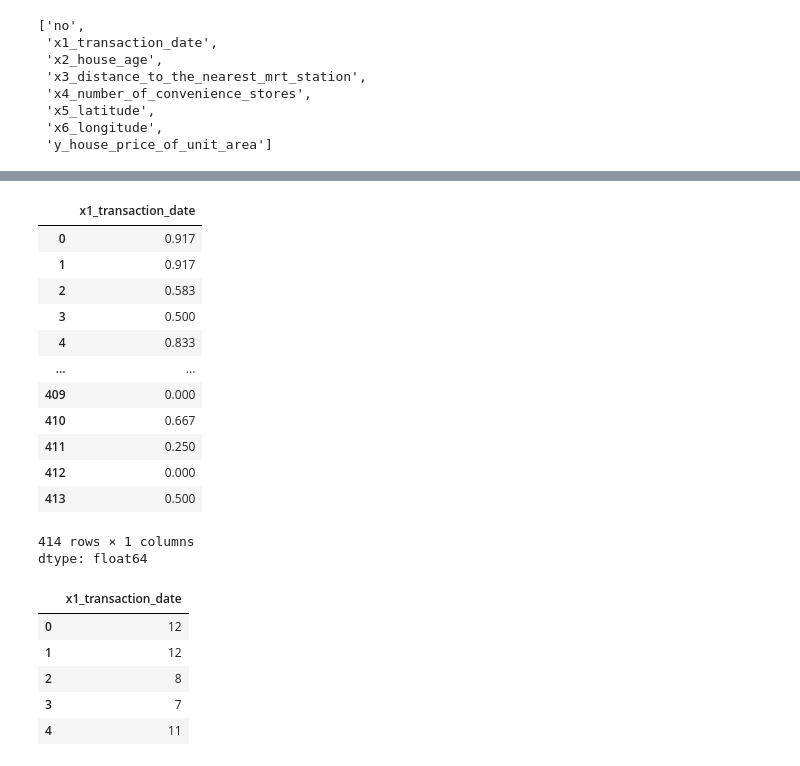
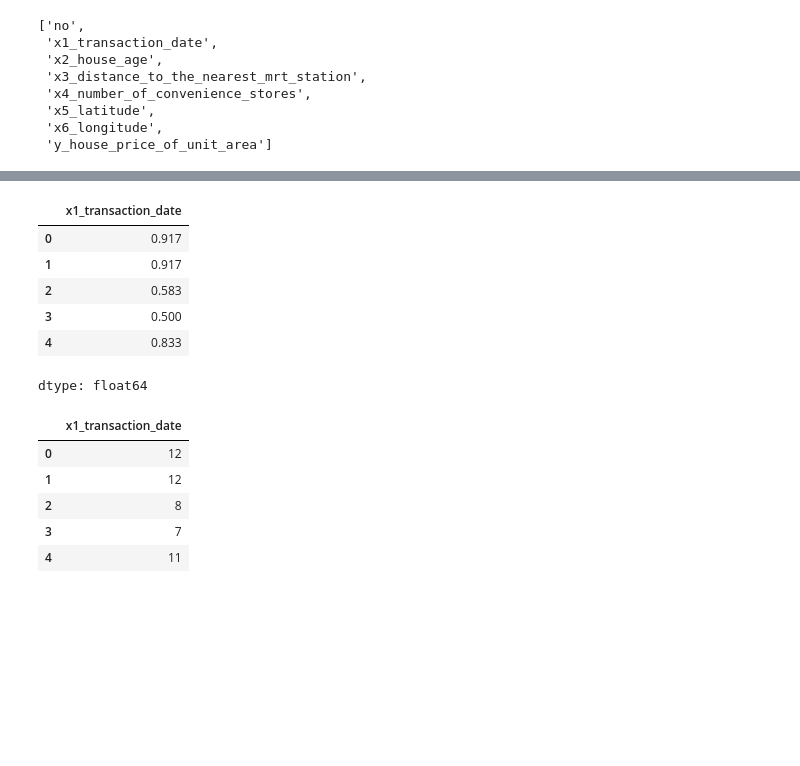
Before and after one commit to ruus77/data_analysis, a Jupyter notebook: Real_Estate_Price_Prediction_using_Linear_Regression.ipynb, the cells around one changed output, grey strips where cells are left out. Drawn from its saved outputs; the diff is of its cells as text; code cells hidden in the pictures; blank space fills up the shorter version.

```diff
--- a/Real_Estate_Price_Prediction_using_Linear_Regression.ipynb
+++ b/Real_Estate_Price_Prediction_using_Linear_Regression.ipynb
@@ -81,21 +74,14 @@ df.x1_transaction_date
 dtype: float64
 # %%
 rest = df.x1_transaction_date.apply(lambda x: x % 1)
-rest
+rest.head()
 # %% [output]
 |  | x1_transaction_date |
 | 0 | 0.917 |
 | 1 | 0.917 |
 | 2 | 0.583 |
 | 3 | 0.500 |
 | 4 | 0.833 |
-| ... | ... |
-| 409 | 0.000 |
-| 410 | 0.667 |
-| 411 | 0.250 |
-| 412 | 0.000 |
-| 413 | 0.500 |
-414 rows × 1 columns
 dtype: float64
 # %%
 approx_month = 12*rest
```
Also changed, not shown: parts of 9 cells of this notebook.
